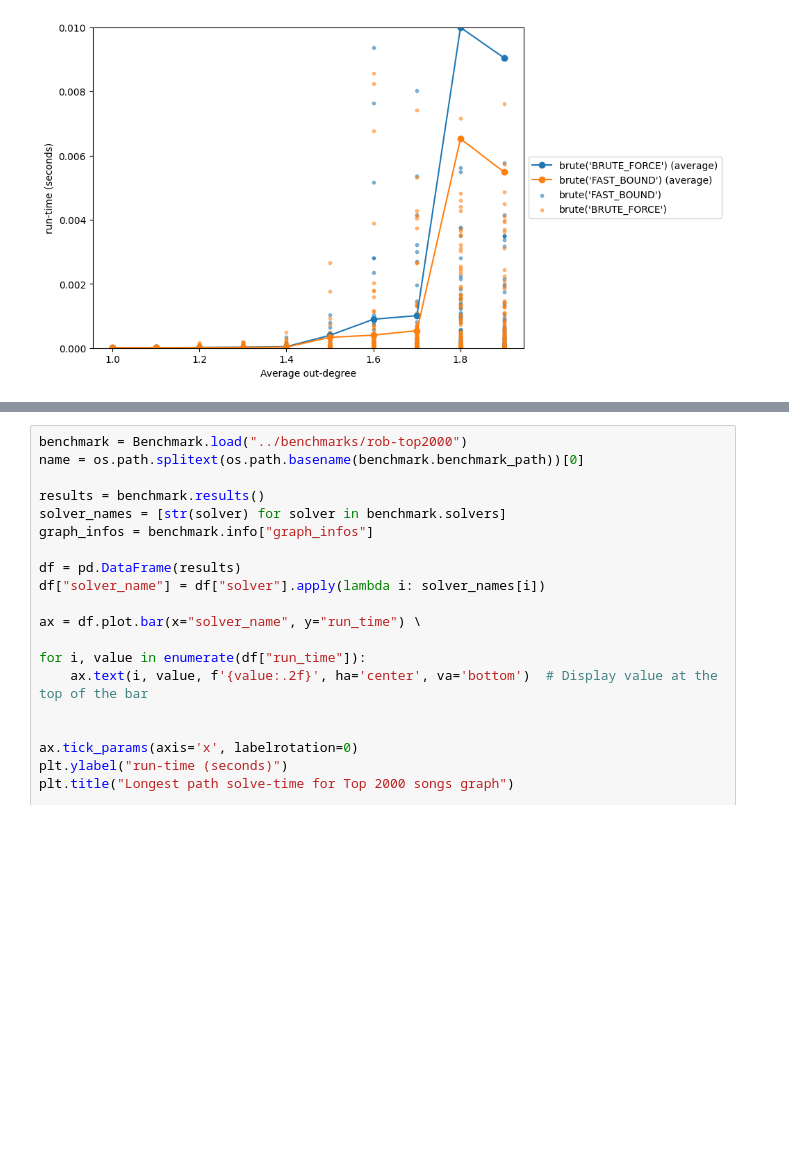
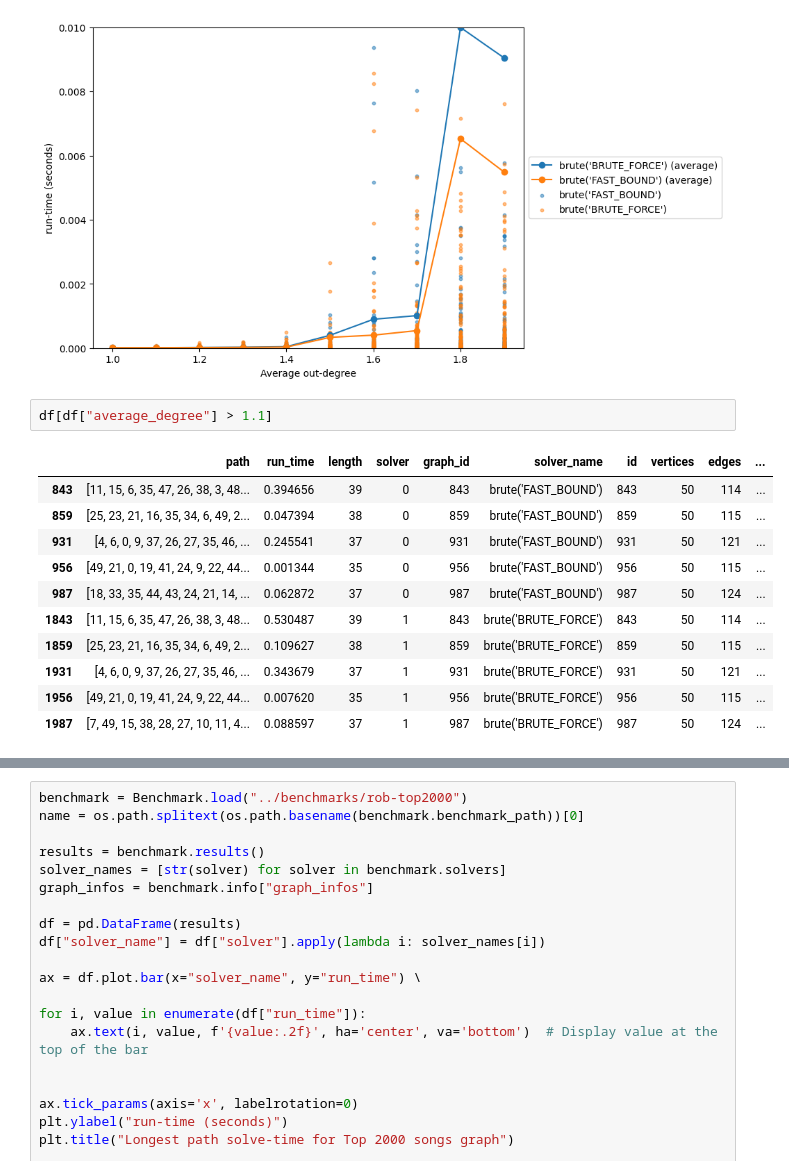
Before and after one commit to blinkybool/LongestPath, a Jupyter notebook: notebooks/benchmarking.ipynb, the cells around one changed output, grey strips where cells are left out. Cells and saved outputs as stored; diff of their text form; blank space fills up the shorter version.

```diff
--- a/notebooks/benchmarking.ipynb
+++ b/notebooks/benchmarking.ipynb
@@ -135,4 +135,18 @@ plt.gcf().set_size_inches(8, 6)
 plt.savefig(os.path.join(benchmark.benchmark_path, "plot.png"), dpi=400, bbox_inches='tight')
 # %% [output]
 [figure]
+# %%
+df[df["average_degree"] > 1.1]
+# %% [output]
+|  | path | run_time | length | solver | graph_id | solver_name | id | vertices | edges | ... |
+| 843 | [11, 15, 6, 35, 47, 26, 38, 3, 48... | 0.394656 | 39 | 0 | 843 | brute('FAST_BOUND') | 843 | 50 | 114 | ... |
+| 859 | [25, 23, 21, 16, 35, 34, 6, 49, 2... | 0.047394 | 38 | 0 | 859 | brute('FAST_BOUND') | 859 | 50 | 115 | ... |
+| 931 | [4, 6, 0, 9, 37, 26, 27, 35, 46, ... | 0.245541 | 37 | 0 | 931 | brute('FAST_BOUND') | 931 | 50 | 121 | ... |
+| 956 | [49, 21, 0, 19, 41, 24, 9, 22, 44... | 0.001344 | 35 | 0 | 956 | brute('FAST_BOUND') | 956 | 50 | 115 | ... |
+| 987 | [18, 33, 35, 44, 43, 24, 21, 14, ... | 0.062872 | 37 | 0 | 987 | brute('FAST_BOUND') | 987 | 50 | 124 | ... |
+| 1843 | [11, 15, 6, 35, 47, 26, 38, 3, 48... | 0.530487 | 39 | 1 | 843 | brute('BRUTE_FORCE') | 843 | 50 | 114 | ... |
+| 1859 | [25, 23, 21, 16, 35, 34, 6, 49, 2... | 0.109627 | 38 | 1 | 859 | brute('BRUTE_FORCE') | 859 | 50 | 115 | ... |
+| 1931 | [4, 6, 0, 9, 37, 26, 27, 35, 46, ... | 0.343679 | 37 | 1 | 931 | brute('BRUTE_FORCE') | 931 | 50 | 121 | ... |
+| 1956 | [49, 21, 0, 19, 41, 24, 9, 22, 44... | 0.007620 | 35 | 1 | 956 | brute('BRUTE_FORCE') | 956 | 50 | 115 | ... |
+| 1987 | [7, 49, 15, 38, 28, 27, 10, 11, 4... | 0.088597 | 37 | 1 | 987 | brute('BRUTE_FORCE') | 987 | 50 | 124 | ... |
 # %%
```
Also changed, not shown: parts of 3 cells of this notebook.
